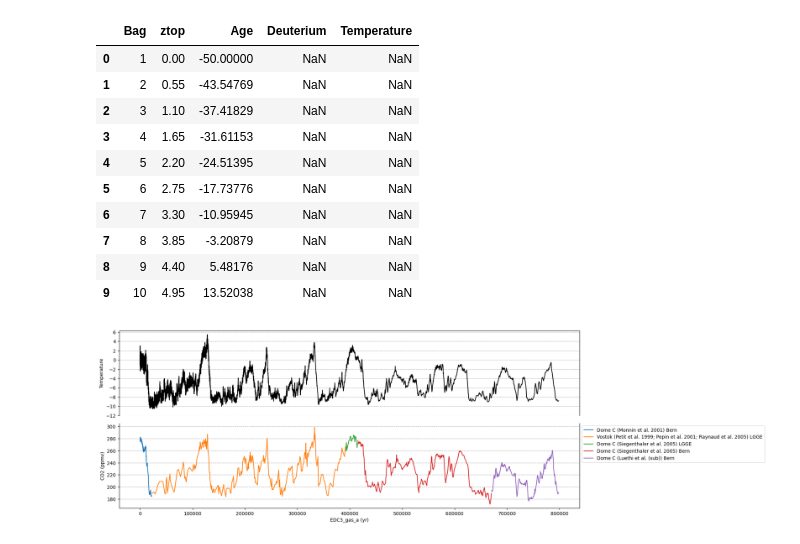
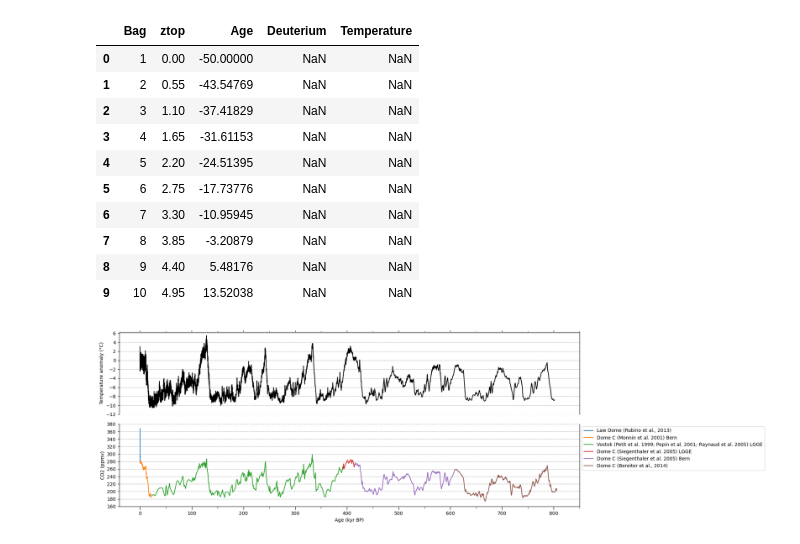
Before and after one commit to Eilis9/PfDA_Project2, a Jupyter notebook: analysis.ipynb, the cells around one changed output. Saved outputs shown, nothing was run; the diff lists cells and outputs as text; code cells hidden in the pictures.

```diff
--- a/analysis.ipynb
+++ b/analysis.ipynb
@@ -6,10 +16,14 @@ import seaborn as sns
 # %%
 # Function definitions
-# Assigns a source class to the data to allow for referencing of data without splitting dataframe
+# Assigns a source class to the data to allow for referencing of data
 def assign_source(the_data, sources, idx_start):
   for i, source in enumerate(sources):
     the_data.loc[idx_start[i]:idx_start[i+1]-1, 'source'] = source
   return the_data
+
+# Divide the x-axis value by 1000 (for year to kyrs)
+def xaxis_format(value, pos):
+    return f'{value/1000:.0f}'
 # %% [markdown]
 ## Reproduce the CO2 and temperature anomaly plot in Luthi (2008) [HOLD]
 
@@ -114,0 +123,12 @@ CO2_luthi_comp
+# %%
+# Take Luthi's data and replace from 611 kyr BP with Bereither's data, add the < 137 gas age years from Bereiter also.
+# Create new dataframe of Luthi data < 611000 gas age
+CO2_luthi_comp_plus = CO2_luthi_comp[CO2_luthi_comp['EDC3_gas_a (yr)']<611000]
+# Take the Bereiter data (the earliest and latest)
+CO2_ber_subset = CO2_comp_df[(CO2_comp_df['source'] == 'Dome C (Bereiter et al., 2014)') | (CO2_comp_df['Gasage (yr BP)'] < 137)]
+CO2_ber_subset = CO2_ber_subset.drop('sigma mean CO2 (ppmv)', axis=1).copy()
+# change the variable names for concatenation
+CO2_ber_subset.columns = CO2_luthi_comp_plus.columns
+# Concatenate the Bereiter data (newest and oldest), sort based on gasage and reset the index
+CO2_luthi_comp_plus = pd.concat([CO2_luthi_comp_plus, CO2_ber_subset], ignore_index=True).sort_values(by='EDC3_gas_a (yr)').reset_index(drop=True)
+CO2_luthi_comp_plus
@@ -128,28 +162,40 @@ temp_anom.head(10)
 | 7 | 8 | 3.85 | -3.20879 | NaN | NaN |
 | 8 | 9 | 4.40 | 5.48176 | NaN | NaN |
 | 9 | 10 | 4.95 | 13.52038 | NaN | NaN |
-# %%
-#plt.plot(temp_anom['Age'], temp_anom['Temperature'])
-#plt.show()
-fig, (ax1, ax2) = plt.subplots(2, 1, sharex=False, figsize=(20, 6))
-
-sns.lineplot(data=CO2_luthi_comp,  x='EDC3_gas_a (yr)', y='CO2 (ppmv)', ax=ax2, hue='source')
-#ax2 = plt.gca().twinx()
-
-sns.lineplot(data=temp_anom, x='Age', y='Temperature', ax=ax1, color='black')
-
-ax1.set_xticks([])
-ax1.set_xticklabels([])
-ax1.xaxis.set_visible(False)
-ax1.spines['bottom'].set_visible(False)
-ax2.spines['top'].set_visible(False)
-#ax2.xaxis.set_visible(False)
-#ax2.set_ylim(-100, 6)
-ax2.legend(loc='upper left', bbox_to_anchor=(1, 1))
-ax1.yaxis.grid(True, linestyle='--')
-ax2.yaxis.grid(True, linestyle='--')
-ax1.set_yticks([-12, -10, -8, -6, -4, -2, 0, 2, 4, 6])
-plt.tight_layout()
-plt.show()
-# %% [output]
-[figure, removed]
+# %%
+# Create the plot from Luthi Nature (2008) with added CO2 data from Bereither for beginning and end.
+fig, (ax1, ax2) = plt.subplots(2, 1, sharex=False, figsize=(20, 6))
+
+sns.lineplot(data=CO2_luthi_comp_plus,  x='EDC3_gas_a (yr)', y='CO2 (ppmv)', ax=ax2, hue='source')
+sns.lineplot(data=temp_anom, x='Age', y='Temperature', ax=ax1, color='black')
+# Format temp axis
+ax1.spines['bottom'].set_visible(False)
+ax1.set_xticklabels([])
+ax1.set_xlabel('')
+ax1.yaxis.grid(True, linestyle='--')
+ax1.xaxis.set_ticks_position('top')
+ax1.set_xticks([tick for tick in range(0, 900000, 50000)], minor=True)
+ax1.set(ylabel="Temperature anomaly (°C)")
+ax1.set_yticks([tick for tick in range(-12, 7, 2)])
+ax1.set_xticks([tick for tick in range(0, 900000, 50000)], minor=True)
+ax1.set_xticks([tick for tick in range(0, 900000, 100000)])
+ax1.tick_params(axis='x', which='both', bottom=False, top=True)
+
+# Format CO2 axis
+ax2.yaxis.grid(True, linestyle='--')
+ax2.tick_params(axis='x', which='both', bottom=True, top=False)
+ax2.tick_params(axis='x', which='major', length=7)
+ax2.tick_params(axis='x', which='minor', length=4)
+ax2.spines['top'].set_visible(False)
+ax2.legend(loc='upper left', bbox_to_anchor=(1, 1))
+ax2.set_yticks([tick for tick in range(160, 390, 20)])
+ax2.set_xticks([tick for tick in range(0, 900000, 100000)])
+ax2.set_xticks([tick for tick in range(0, 900000, 50000)], minor=True)
+ax2.set(xlabel="Age (kyr BP)")
+# https://matplotlib.org/stable/gallery/ticks/tick-formatters.html
+ax2.xaxis.set_major_formatter(FuncFormatter(xaxis_format))
+
+plt.tight_layout()
+plt.show()
+# %% [output]
+[figure, added]
```
Also changed, not shown: parts of 13 cells of this notebook, 9 other files.
